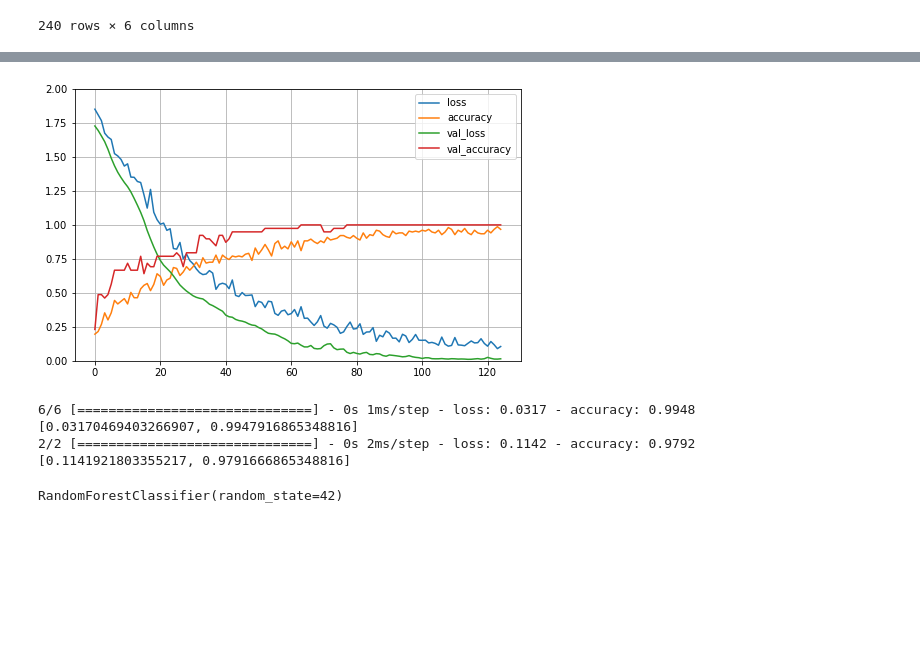
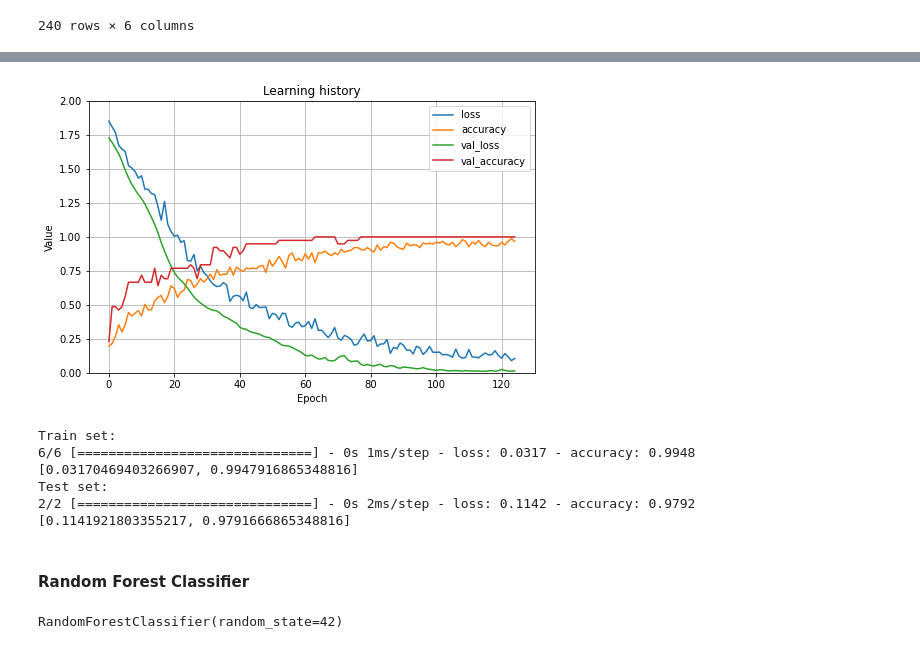
Before and after one commit to Adam-Palacz/nasa_planet_classificator, a Jupyter notebook: nasa_planet_classificator.ipynb, the cells around one changed output, grey strips where cells are left out. Cells and saved outputs as stored; diff of their text form; code cells hidden in the pictures; blank space fills up the shorter version.

```diff
--- a/nasa_planet_classificator.ipynb
+++ b/nasa_planet_classificator.ipynb
@@ -219,16 +230,25 @@ Epoch 125/200
 # %%
 pd.DataFrame(history.history).plot(figsize=(8, 5))
 plt.grid(True)
 plt.gca().set_ylim(0, 2)
+plt.title('Learning history')
+plt.ylabel('Value')
+plt.xlabel('Epoch')
 plt.show()
 # %% [output]
-[figure, old version]
+[figure, new version]
 # %%
+print('Train set:')
 print(model.evaluate(X_train,y_train))
+print('Test set:')
 print(model.evaluate(X_test,y_test))
 # %% [output]
+Train set:
 6/6 [==============================] - 0s 1ms/step - loss: 0.0317 - accuracy: 0.9948
 [0.03170469403266907, 0.9947916865348816]
+Test set:
 2/2 [==============================] - 0s 2ms/step - loss: 0.1142 - accuracy: 0.9792
 [0.1141921803355217, 0.9791666865348816]
+# %% [markdown]
+#### Random Forest Classifier
 # %%
```
Also changed, not shown: parts of 12 cells of this notebook.
